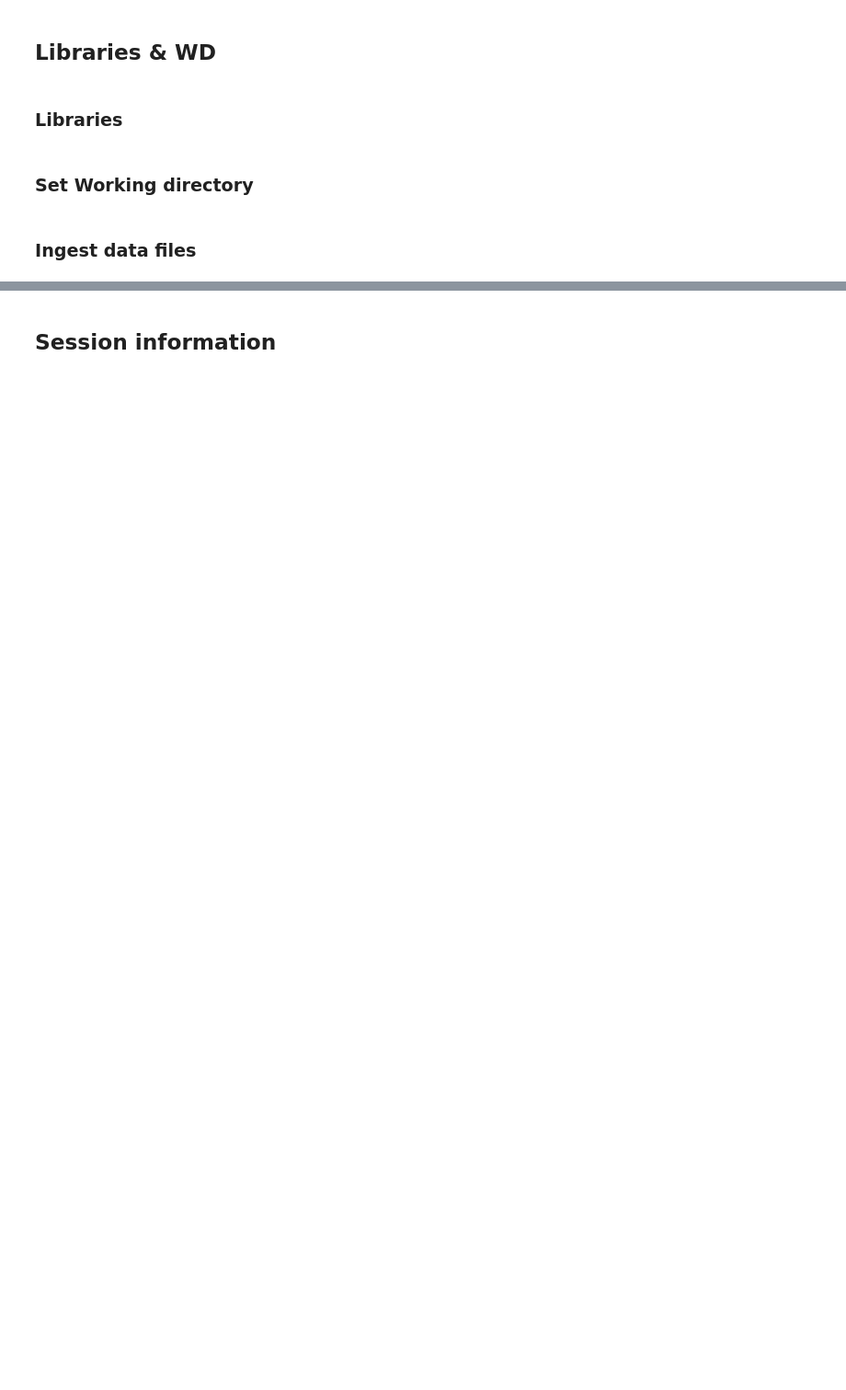
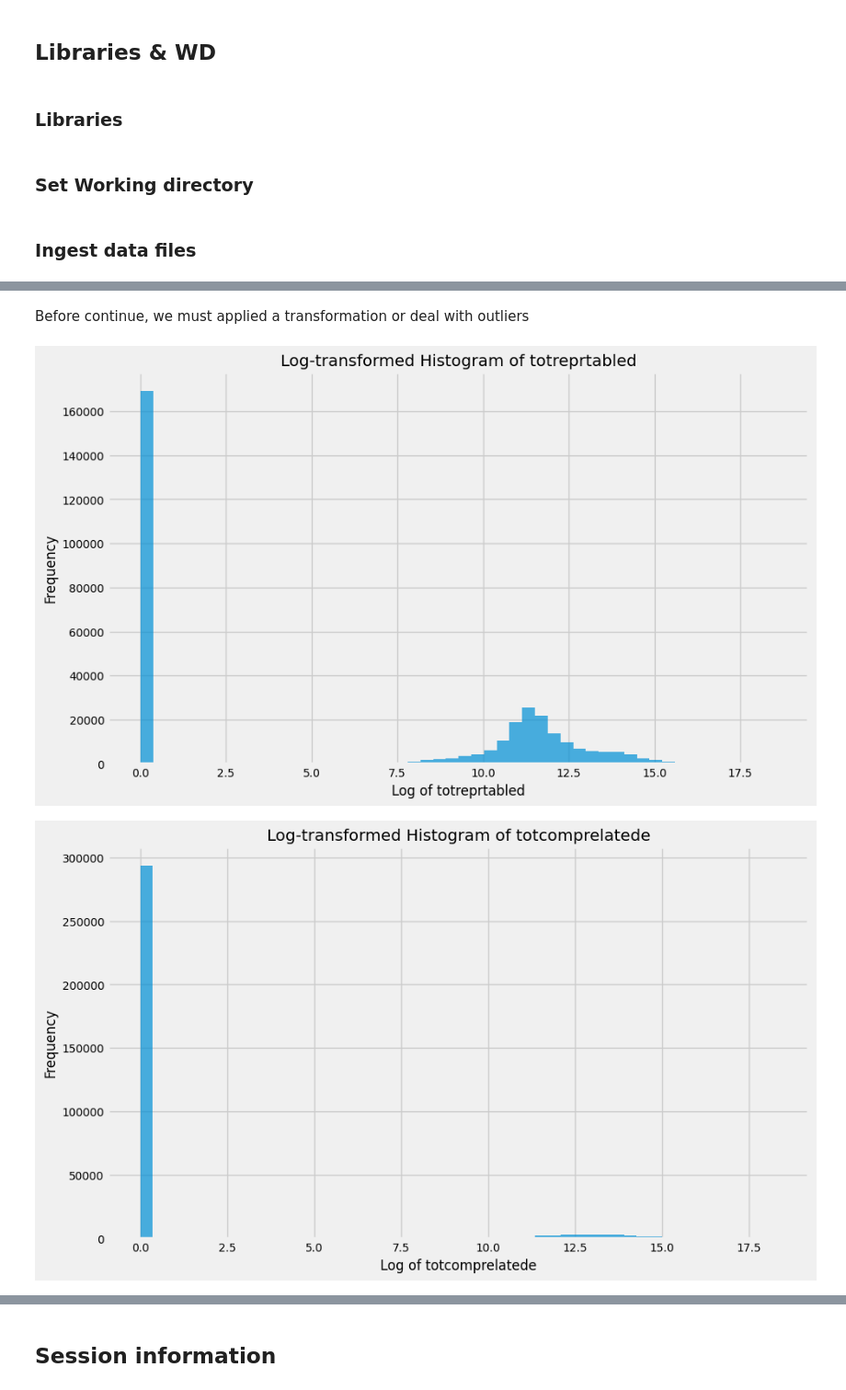
Before and after one commit to OskyRosky/Ajah-OCM-Test, a Jupyter notebook: AnalysisOCM.ipynb, the cells around one changed output, grey strips where cells are left out. Shown at 92% size. Cells and saved outputs as stored; diff of their text form; code cells hidden in the pictures; blank space fills up the shorter version.

```diff
--- a/AnalysisOCM.ipynb
+++ b/AnalysisOCM.ipynb
@@ -105,0 +201,17 @@ df_csv = pd.read_csv('sit-2022.csv')
+# %% [markdown]
+Before continue, we must applied a transformation or deal with outliers
+# %%
+df_log_transformed = tax[variables].apply(lambda x: np.log(x + 1))
+# Plotting histograms for the log-transformed variables
+for variable in variables:
+    plt.figure(figsize=(10, 6))
+    # We can skip dropna as we added 1 before taking log, assuming negative values don't exist in the data
+    plt.hist(df_log_transformed[variable], bins=50, alpha=0.7)
+    plt.title(f'Log-transformed Histogram of {variable}')
+    plt.xlabel(f'Log of {variable}')
+    plt.ylabel('Frequency')
+    plt.grid(True)
+    plt.show()
+# %% [output]
+[figure, added]
+[figure, added]
```
Also changed, not shown: parts of 12 cells of this notebook, 1 other file.
